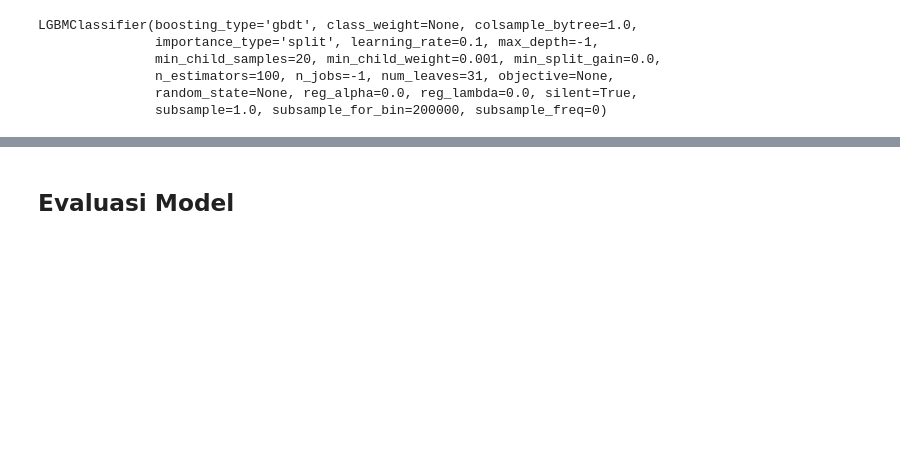
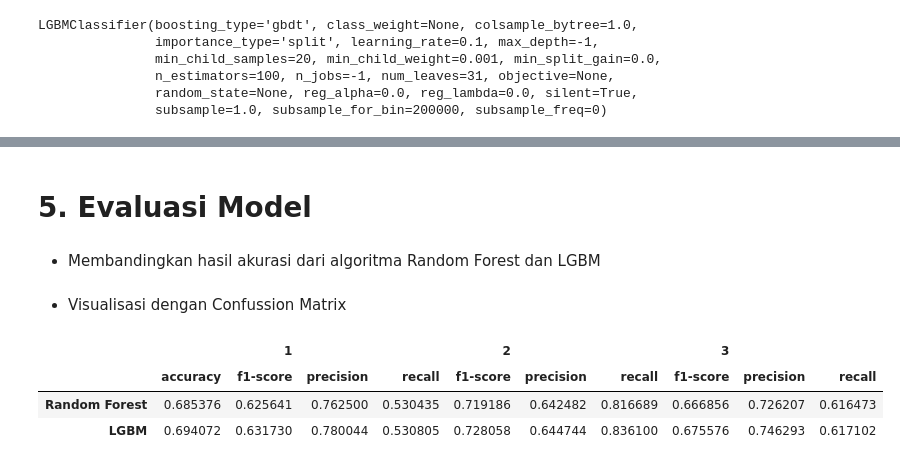
Before and after one commit to TutiAmalia/Klasifikasi-Gambar-, a Jupyter notebook: PredictiveAnalytics.ipynb, the cells around one changed output, grey strips where cells are left out. Saved outputs shown, nothing was run; the diff lists cells and outputs as text; code cells hidden in the pictures; blank space fills up the shorter version.

```diff
--- a/PredictiveAnalytics.ipynb
+++ b/PredictiveAnalytics.ipynb
@@ -573,8 +552,8 @@ weighted avg       0.70      0.68      0.68     26333
 # %% [markdown]
 - LGBM Classifier
 # %%
-clf = lgb.LGBMClassifier()
-clf.fit(X_train, y_train)
+model_lgbm = lgb.LGBMClassifier()
+model_lgbm.fit(X_train, y_train)
 # %% [output]
 LGBMClassifier(boosting_type='gbdt', class_weight=None, colsample_bytree=1.0,
                importance_type='split', learning_rate=0.1, max_depth=-1,
@@ -592,0 +564,2 @@ print(confusion_matrix(y_test, Y_pred7))
+# %%
+y_pred2 = model_lgbm.predict(X_test)
@@ -606,3 +581,7 @@ print(classification_report(y_test, Y_pred7))
     accuracy                           0.69     26333
    macro avg       0.72      0.66      0.68     26333
 weighted avg       0.71      0.69      0.69     26333
+# %%
+# Laporan hasil klasifikasi model baseline
+report2 = classification_report(y_test, y_pred2, output_dict=True, target_names=['1','2', '3'])
+pd.DataFrame(report2).transpose()
@@ -609,2 +596,39 @@ weighted avg       0.71      0.69      0.69     26333
 # %% [markdown]
-## Evaluasi Model
+# 5. Evaluasi Model
+# %% [markdown]
+- Membandingkan hasil akurasi dari algoritma Random Forest dan LGBM
+# %%
+# Memasukkan hasil laporan klasifikasi model
+metrics = pd.DataFrame({'accuracy' : [report1['accuracy'], report2['accuracy']],
+                        'f1-score_0' : [report1['1']['f1-score'],report2['1']['f1-score']],
+                        'precision_0' : [report1['1']['precision'],report2['1']['precision']],
+                        'recall_0' : [report1['1']['recall'],report2['1']['recall']],
+                        'f1-score_1' : [report1['2']['f1-score'],report2['2']['f1-score']],
+                        'precision_1' : [report1['2']['precision'],report2['2']['precision']],
+                        'recall_1' : [report1['2']['recall'],report2['2']['recall']],
+                        'f1-score_2' : [report1['3']['f1-score'],report2['3']['f1-score']],
+                        'precision_2' : [report1['3']['precision'],report2['3']['precision']],
+                        'recall_2' : [report1['3']['recall'],report2['3']['recall']]},
+                        index=['Random Forest','LGBM'])
+multiheader = [('','accuracy'),
+               ('1', 'f1-score'),
+               ('1', 'precision'),
+               ('1', 'recall'),
+               ('2', 'f1-score'),
+               ('2', 'precision'),
+               ('2', 'recall'),
+               ('3', 'f1-score'),
+               ('3', 'precision'),
+               ('3', 'recall')]
+# %% [markdown]
+- Visualisasi dengan Confussion Matrix
+# %%
+#Menampilkan hasil metriks
+metrics.columns = pd.MultiIndex.from_tuples(multiheader)
+
+metrics
+# %% [output]
+|  |  | 1 |  |  | 2 |  |  | 3 |  |  |
+|  | accuracy | f1-score | precision | recall | f1-score | precision | recall | f1-score | precision | recall |
+| Random Forest | 0.685376 | 0.625641 | 0.762500 | 0.530435 | 0.719186 | 0.642482 | 0.816689 | 0.666856 | 0.726207 | 0.616473 |
+| LGBM | 0.694072 | 0.631730 | 0.780044 | 0.530805 | 0.728058 | 0.644744 | 0.836100 | 0.675576 | 0.746293 | 0.617102 |
```
Also changed, not shown: parts of 70 cells of this notebook.
